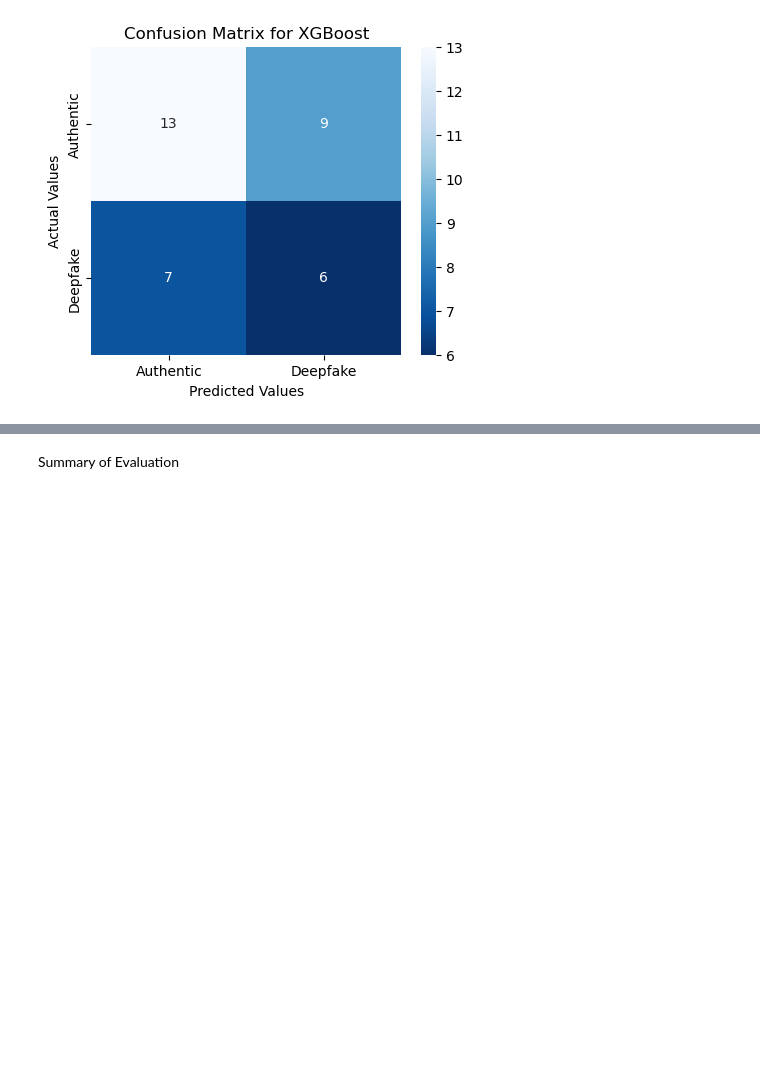
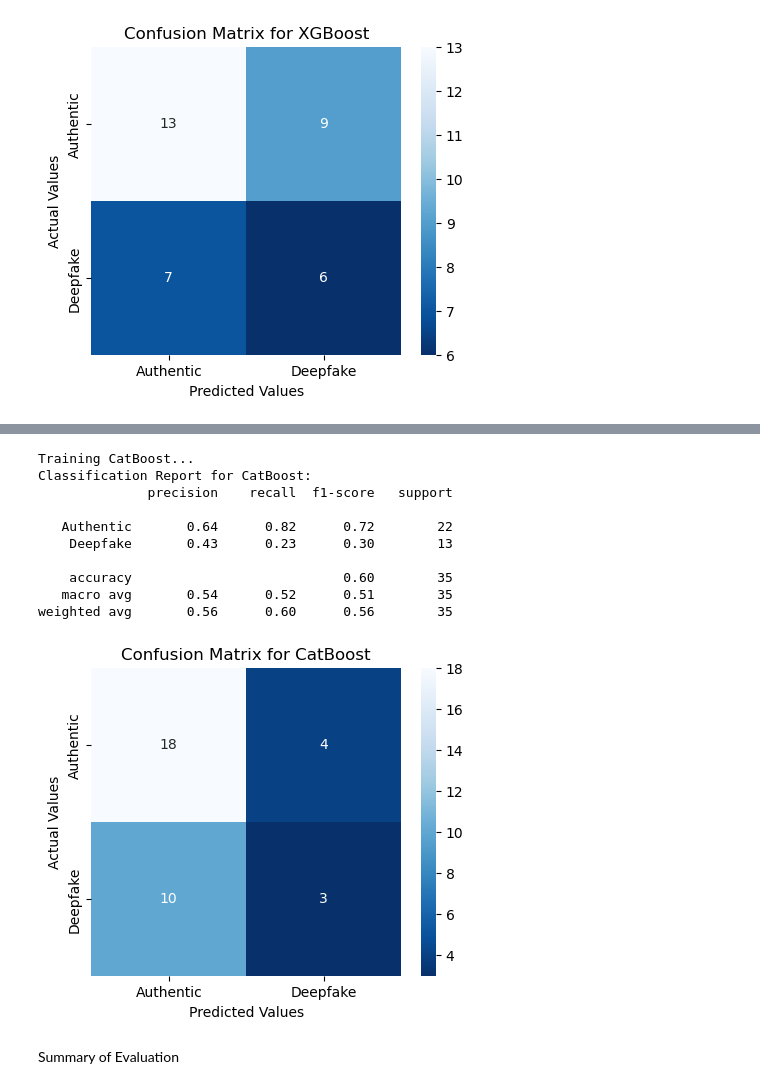
Before and after one commit to Danwidj/deepfake-detection, a Jupyter notebook: data_mining/traditional_method/scripts/classification.ipynb, the cells around one changed output, grey strips where cells are left out. Drawn from its saved outputs; the diff is of its cells as text; code cells hidden in the pictures; blank space fills up the shorter version.

```diff
--- a/data_mining/traditional_method/scripts/classification.ipynb
+++ b/data_mining/traditional_method/scripts/classification.ipynb
@@ -259,3 +281,20 @@ weighted avg       0.56      0.54      0.55        35
+# %%
+from catboost import CatBoostClassifier
+
+cat_model = CatBoostClassifier(verbose=0)
+cat_acc, cat_auc, cat_cm = evaluate_model(cat_model, "CatBoost")
+# %% [output]
+Training CatBoost...
+Classification Report for CatBoost:
+              precision    recall  f1-score   support
+
+   Authentic       0.64      0.82      0.72        22
+    Deepfake       0.43      0.23      0.30        13
+
+    accuracy                           0.60        35
+   macro avg       0.54      0.52      0.51        35
+weighted avg       0.56      0.60      0.56        35
+[figure, added]
 # %% [markdown]
 Summary of Evaluation
 # %%
```
Also changed, not shown: parts of 4 cells of this notebook, 4 other files.
